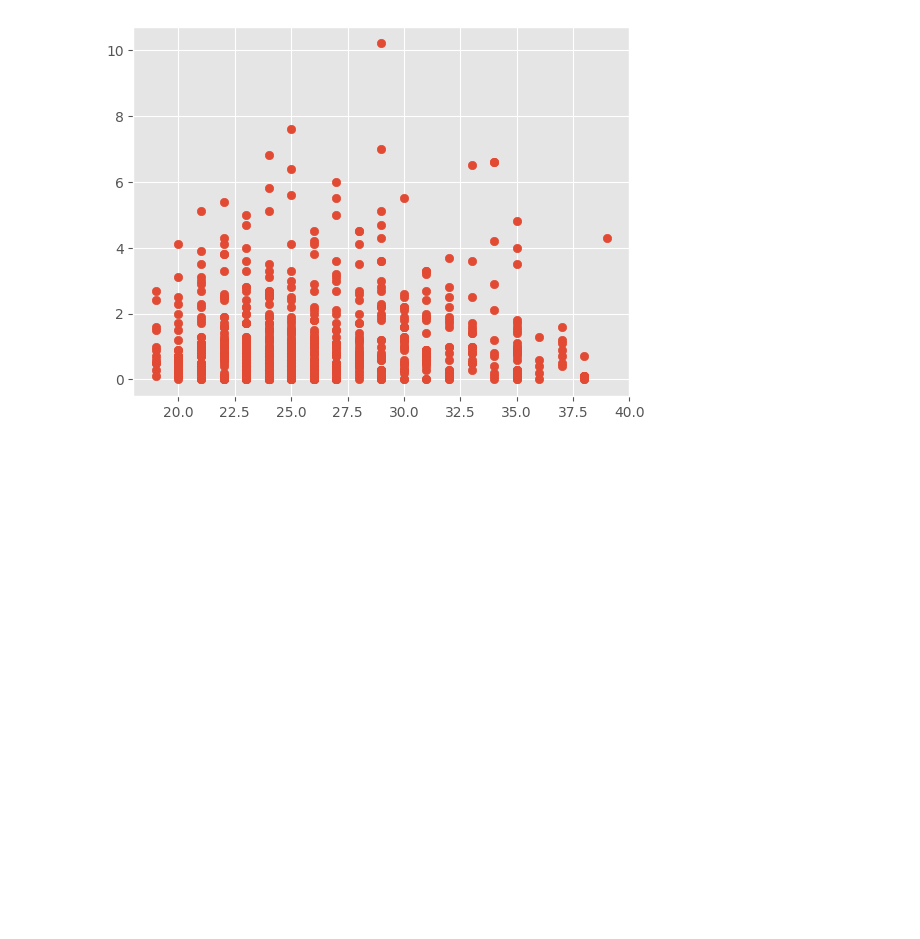
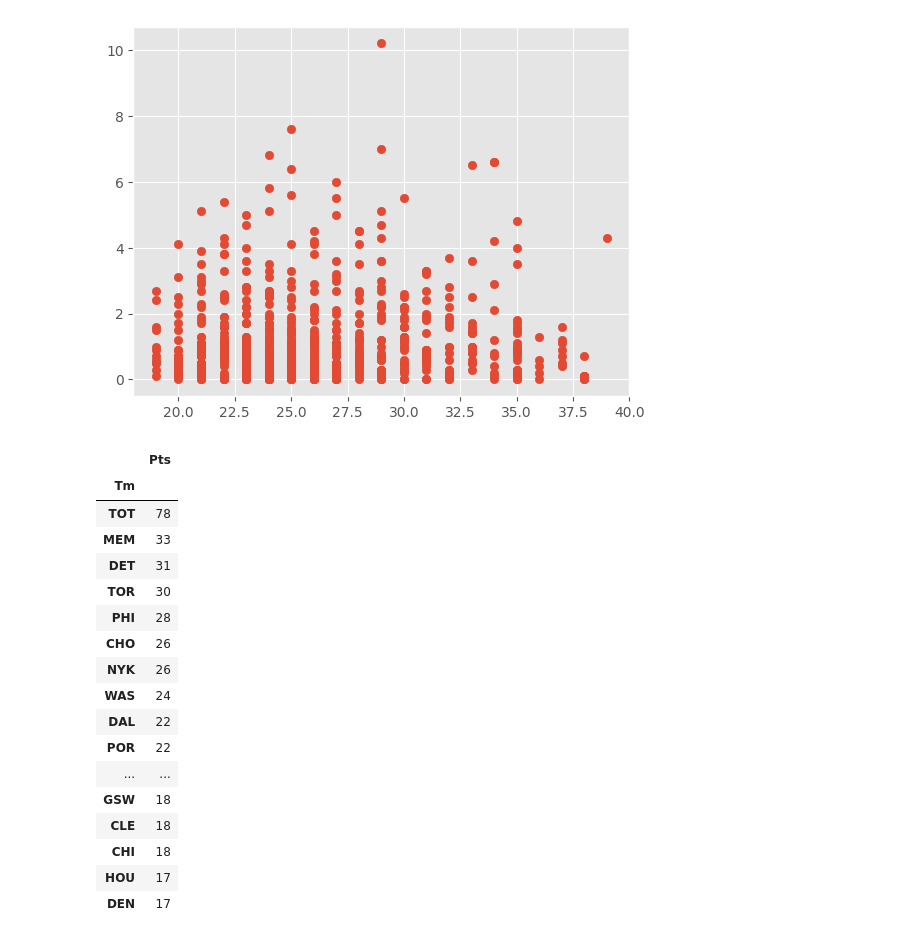
Before and after one commit to elizapecoraro/Eliza-Pecoraro-Projektna-naloga-UVP, a Jupyter notebook: analiza.ipynb, the cells around one changed output. Saved outputs shown, nothing was run; the diff lists cells and outputs as text; code cells hidden in the pictures; blank space fills up the shorter version.

```diff
--- a/analiza.ipynb
+++ b/analiza.ipynb
@@ -159,3 +149,26 @@ plt.scatter(nba["Age"], nba["FT"])
 # %% [output]
 <matplotlib.collections.PathCollection at 0x...>
 [figure]
+# %%
+stevilo_tock_po_ekipah = nba.groupby('Tm').size()
+stevilo_tock_po_ekipah.to_frame(name='Pts').sort_values(by='Pts', ascending=False)
+#nism se fiks kaj mi tej podatki povejo
+# %% [output]
+|  | Pts |
+| Tm |  |
+| TOT | 78 |
+| MEM | 33 |
+| DET | 31 |
+| TOR | 30 |
+| PHI | 28 |
+| CHO | 26 |
+| NYK | 26 |
+| WAS | 24 |
+| DAL | 22 |
+| POR | 22 |
+| ... | ... |
+| GSW | 18 |
+| CLE | 18 |
+| CHI | 18 |
+| HOU | 17 |
+| DEN | 17 |
```
Also changed, not shown: parts of 6 cells of this notebook.
